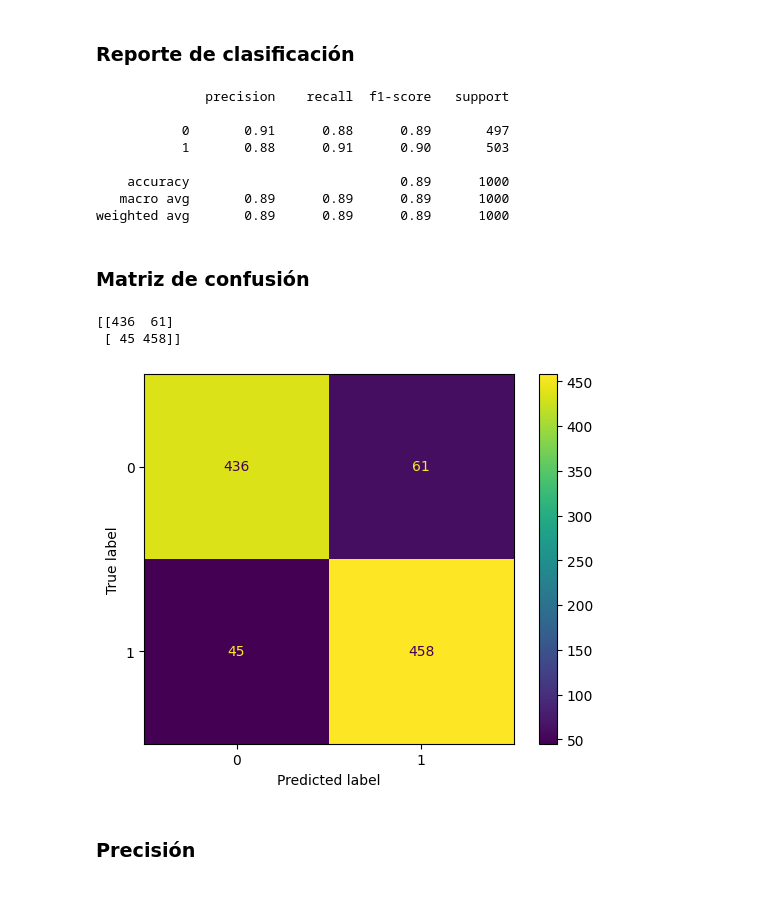
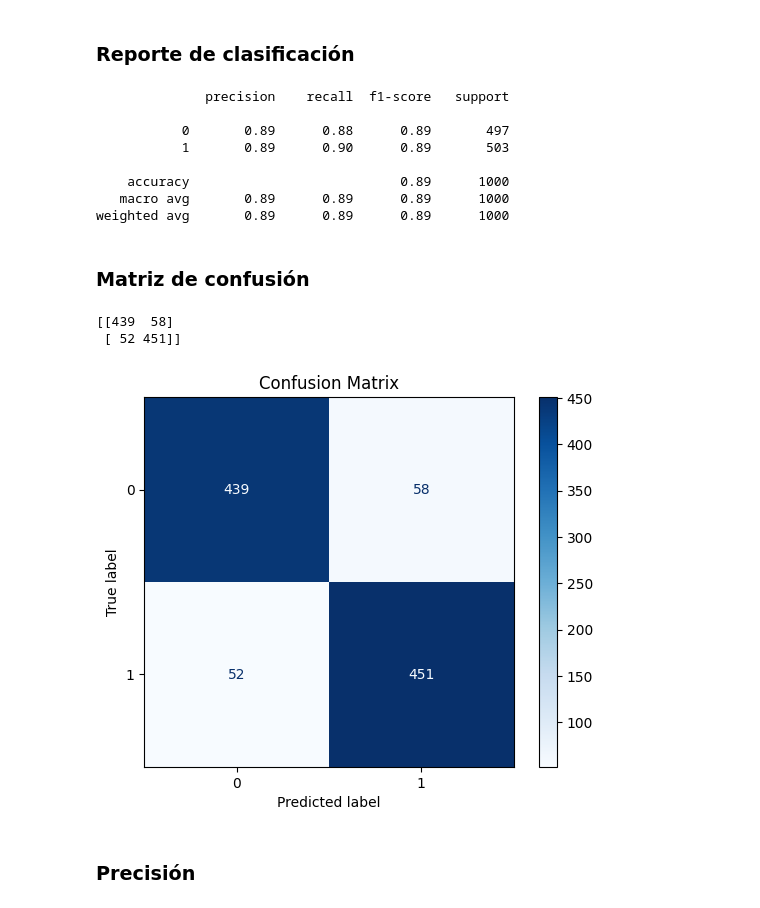
Before and after one commit to VillaltaE/Hackthon_NoCountry_65, a Jupyter notebook: data-science/Predictivo_LR_Netflix.ipynb, the cells around one changed output. Cells and saved outputs as stored; diff of their text form; code cells hidden in the pictures.

```diff
--- a/data-science/Predictivo_LR_Netflix.ipynb
+++ b/data-science/Predictivo_LR_Netflix.ipynb
@@ -112,13 +219,13 @@ Pipeline(steps=[('preprocess',
 # %% [markdown]
 ### Reporte de clasificación
 # %%
-y_pred = clf.predict(X_test)
-print(classification_report(y_test, y_pred))
+y_pred = clf.predict(X_val)
+print(classification_report(y_val, y_pred))
 # %% [output]
               precision    recall  f1-score   support
 
-           0       0.91      0.88      0.89       497
-           1       0.88      0.91      0.90       503
+           0       0.89      0.88      0.89       497
+           1       0.89      0.90      0.89       503
 
     accuracy                           0.89      1000
    macro avg       0.89      0.89      0.89      1000
@@ -126,15 +233,19 @@ weighted avg       0.89      0.89      0.89      1000
 # %% [markdown]
 ### Matriz de confusión
 # %%
-print(confusion_matrix(y_test, y_pred))
+print(confusion_matrix(y_val, y_pred))
 # %% [output]
-[[436  61]
- [ 45 458]]
+[[439  58]
+ [ 52 451]]
-# %%
-visualizacion = ConfusionMatrixDisplay(confusion_matrix=confusion_matrix(y_test, y_pred))
-visualizacion.plot();
-# %% [output]
-[figure, removed]
+# %%
+#Gráfico de la matriz de confunción que nos muestra que tan bien está prediciendo
+visualizacion = ConfusionMatrixDisplay(confusion_matrix=confusion_matrix(y_val, y_pred))
+visualizacion.plot(cmap='Blues');
+plt.title('Confusion Matrix')
+
+plt.show()
+# %% [output]
+[figure, added]
 # %% [markdown]
 ### Precisión
 # %%
```
Also changed, not shown: parts of 69 cells of this notebook.
